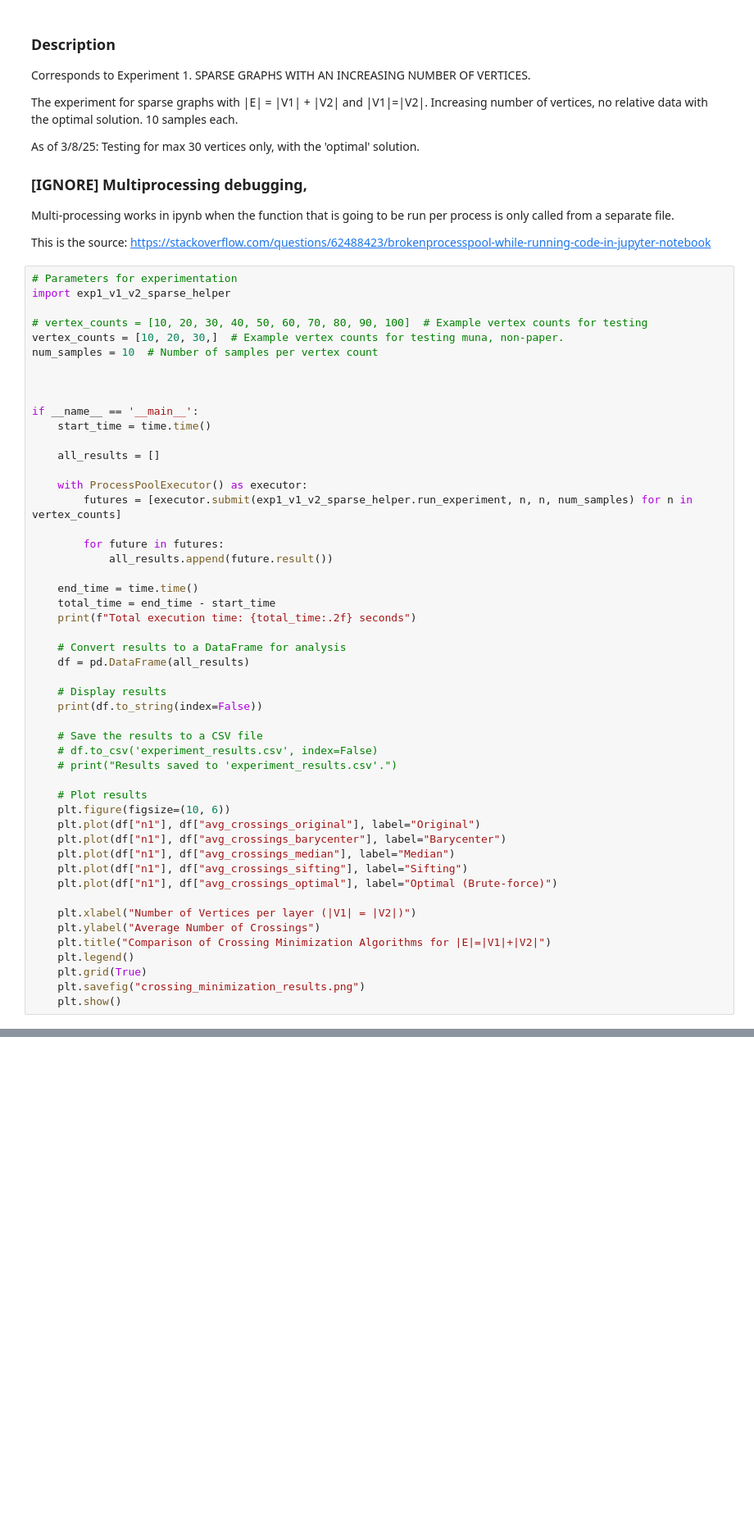
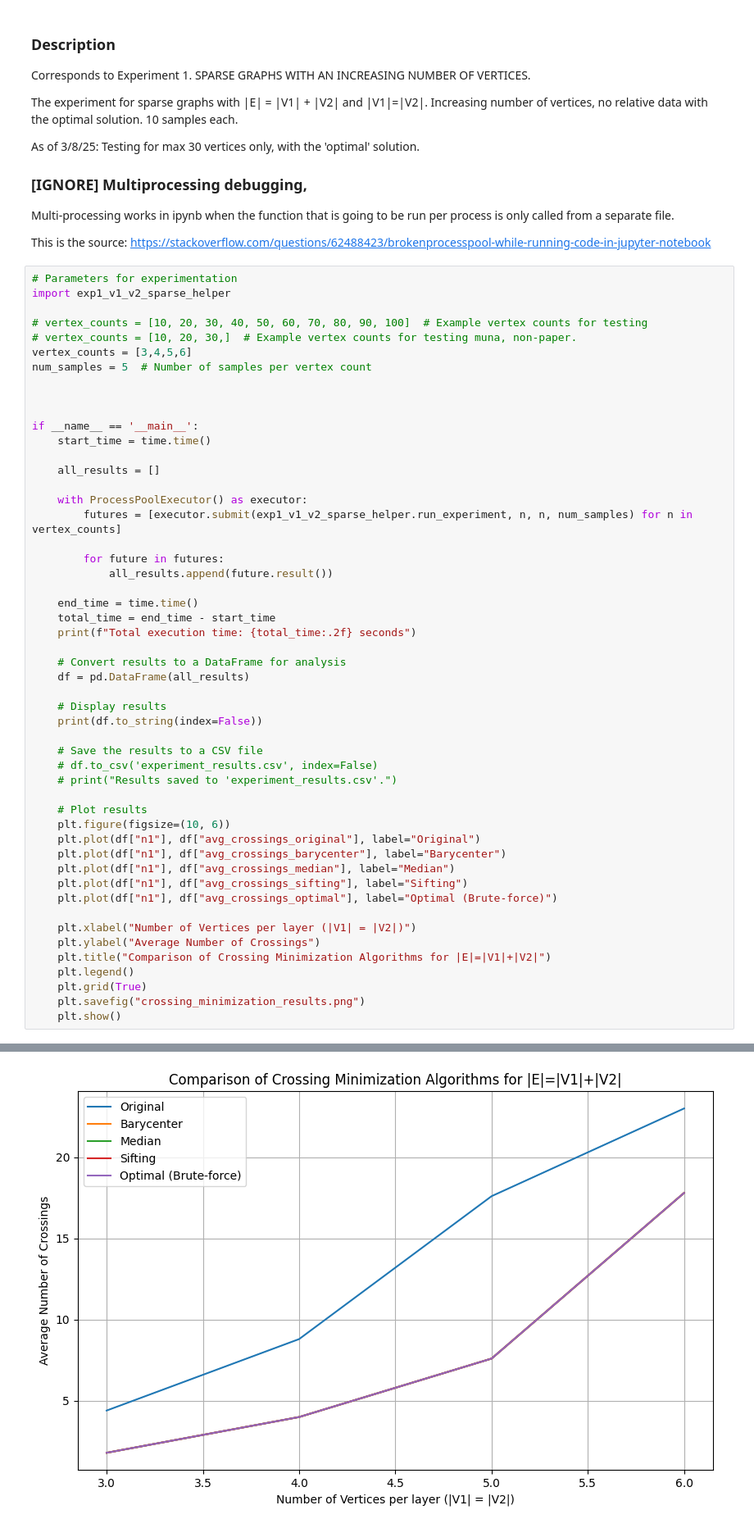
Before and after one commit to loridge/Crossing-Minimization-in-k-layered-Hierarchical-Graphs, a Jupyter notebook: experiments/exp1_v1_v2_sparse.ipynb, the cells around one changed output, grey strips where cells are left out. Shown at 82% size. Drawn from its saved outputs; the diff is of its cells as text; blank space fills up the shorter version.

```diff
--- a/experiments/exp1_v1_v2_sparse.ipynb
+++ b/experiments/exp1_v1_v2_sparse.ipynb
@@ -770,8 +773,9 @@ This is the source: https://stackoverflow.com/questions/62488423/brokenprocesspo
 import exp1_v1_v2_sparse_helper
 
 # vertex_counts = [10, 20, 30, 40, 50, 60, 70, 80, 90, 100]  # Example vertex counts for testing
-vertex_counts = [10, 20, 30,]  # Example vertex counts for testing muna, non-paper.
-num_samples = 10  # Number of samples per vertex count
+# vertex_counts = [10, 20, 30,]  # Example vertex counts for testing muna, non-paper.
+vertex_counts = [3,4,5,6]
+num_samples = 5  # Number of samples per vertex count
 
 
 
@@ -819,0 +829 @@ NameError: name 'time' is not defined
+[figure, added]
```
Also changed, not shown: parts of 2 cells of this notebook, 2 other files.
